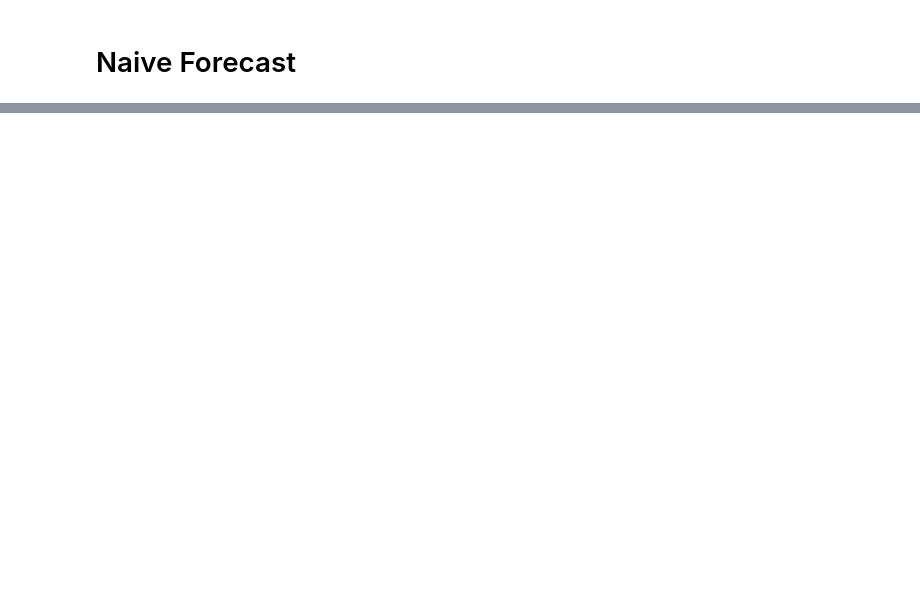
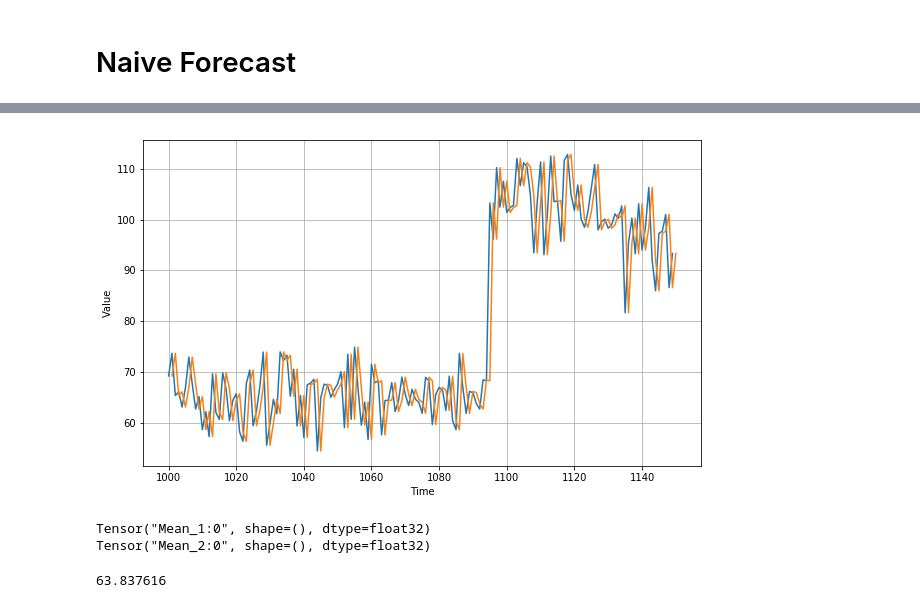
Before and after one commit to damiansp/TS, a Jupyter notebook: coursera/sequencesTSAndPrediction/01_intro_to_TS/03_forecasting.py.ipynb, the cells around one changed output, grey strips where cells are left out. Saved outputs shown, nothing was run; the diff lists cells and outputs as text; code cells hidden in the pictures; blank space fills up the shorter version.

Commit message:
complete 03 forecasting nb

```diff
--- a/coursera/sequencesTSAndPrediction/01_intro_to_TS/03_forecasting.py.ipynb
+++ b/coursera/sequencesTSAndPrediction/01_intro_to_TS/03_forecasting.py.ipynb
@@ -55,2 +69,9 @@ plot_series(time, series)
 # %% [markdown]
 # Naive Forecast
+# %%
+naive_forecast = series[split_time - 1:-1] # use prev datum
+
+plt.figure(figsize=(10, 6))
+plot_series(time_valid, x_valid, label='data')
+plot_series(time_valid, naive_forecast, alpha=0.7, label='forecast')
+plt.legend();
@@ -56,0 +80,14 @@ plot_series(time, series)
+# %%
+# zoom in
+plt.figure(figsize=(10, 6))
+plot_series(time_valid, x_valid, start=0, end=150)
+plot_series(time_valid, naive_forecast, start=1, end=151)
+# %% [output]
+[figure, added]
+# %%
+# TF 2.0 only
+print(keras.metrics.mean_squared_error(x_valid, naive_forecast).numpy())
+print(keras.metrics.mean_absolute_error(x_valid, naive_forecast).numpy())
+# %% [output]
+Tensor("Mean_1:0", shape=(), dtype=float32)
+Tensor("Mean_2:0", shape=(), dtype=float32)
@@ -56,0 +97,4 @@ plot_series(time, series)
+# %%
+mse(x_valid, naive_forecast)
+# %% [output]
+63.837616
```
Also changed, not shown: parts of 14 cells of this notebook.
